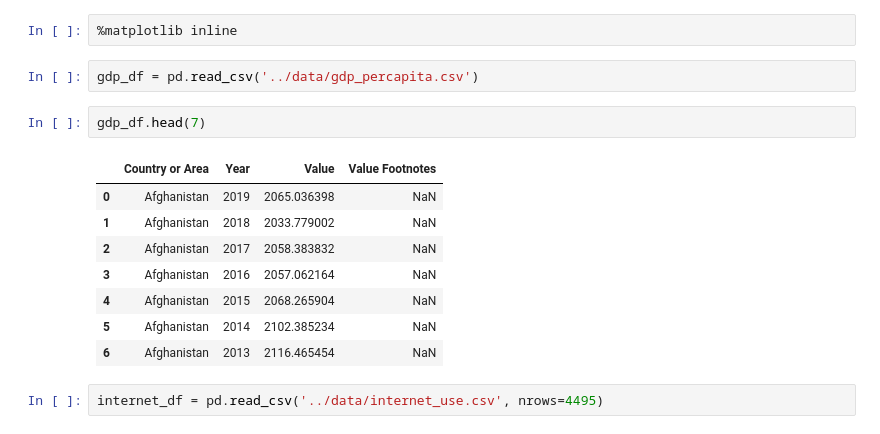
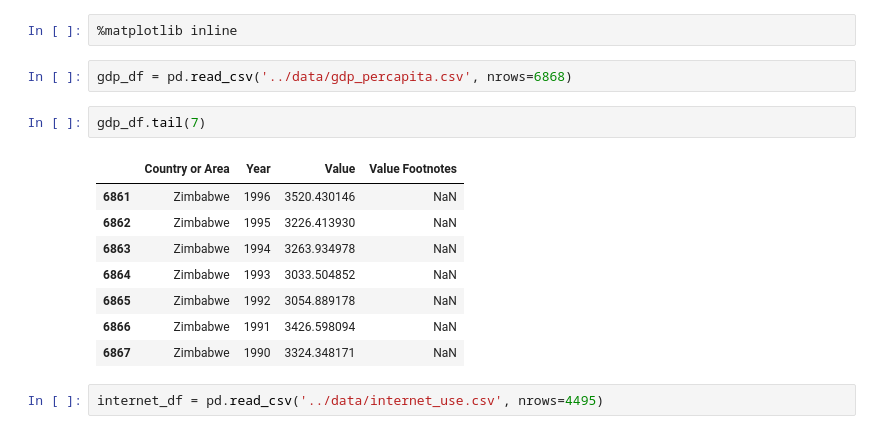
Before and after one commit to SudeepGhantasala/gdp_-and_internet-SudeepGhantasala, a Jupyter notebook: UN_project.ipynb, the cells around one changed output. Cells and saved outputs as stored; diff of their text form.

```diff
--- a/UN_project.ipynb
+++ b/UN_project.ipynb
@@ -6,18 +6,18 @@ import seaborn as sns
 # %%
 %matplotlib inline
 # %%
-gdp_df = pd.read_csv('../data/gdp_percapita.csv')
+gdp_df = pd.read_csv('../data/gdp_percapita.csv', nrows=6868)
 # %%
-gdp_df.head(7)
+gdp_df.tail(7)
 # %% [output]
 |  | Country or Area | Year | Value | Value Footnotes |
-| 0 | Afghanistan | 2019 | 2065.036398 | NaN |
-| 1 | Afghanistan | 2018 | 2033.779002 | NaN |
-| 2 | Afghanistan | 2017 | 2058.383832 | NaN |
-| 3 | Afghanistan | 2016 | 2057.062164 | NaN |
-| 4 | Afghanistan | 2015 | 2068.265904 | NaN |
-| 5 | Afghanistan | 2014 | 2102.385234 | NaN |
-| 6 | Afghanistan | 2013 | 2116.465454 | NaN |
+| 6861 | Zimbabwe | 1996 | 3520.430146 | NaN |
+| 6862 | Zimbabwe | 1995 | 3226.413930 | NaN |
+| 6863 | Zimbabwe | 1994 | 3263.934978 | NaN |
+| 6864 | Zimbabwe | 1993 | 3033.504852 | NaN |
+| 6865 | Zimbabwe | 1992 | 3054.889178 | NaN |
+| 6866 | Zimbabwe | 1991 | 3426.598094 | NaN |
+| 6867 | Zimbabwe | 1990 | 3324.348171 | NaN |
 # %%
 internet_df = pd.read_csv('../data/internet_use.csv', nrows=4495)
 # %%
```
Also changed, not shown: parts of 30 cells of this notebook.
